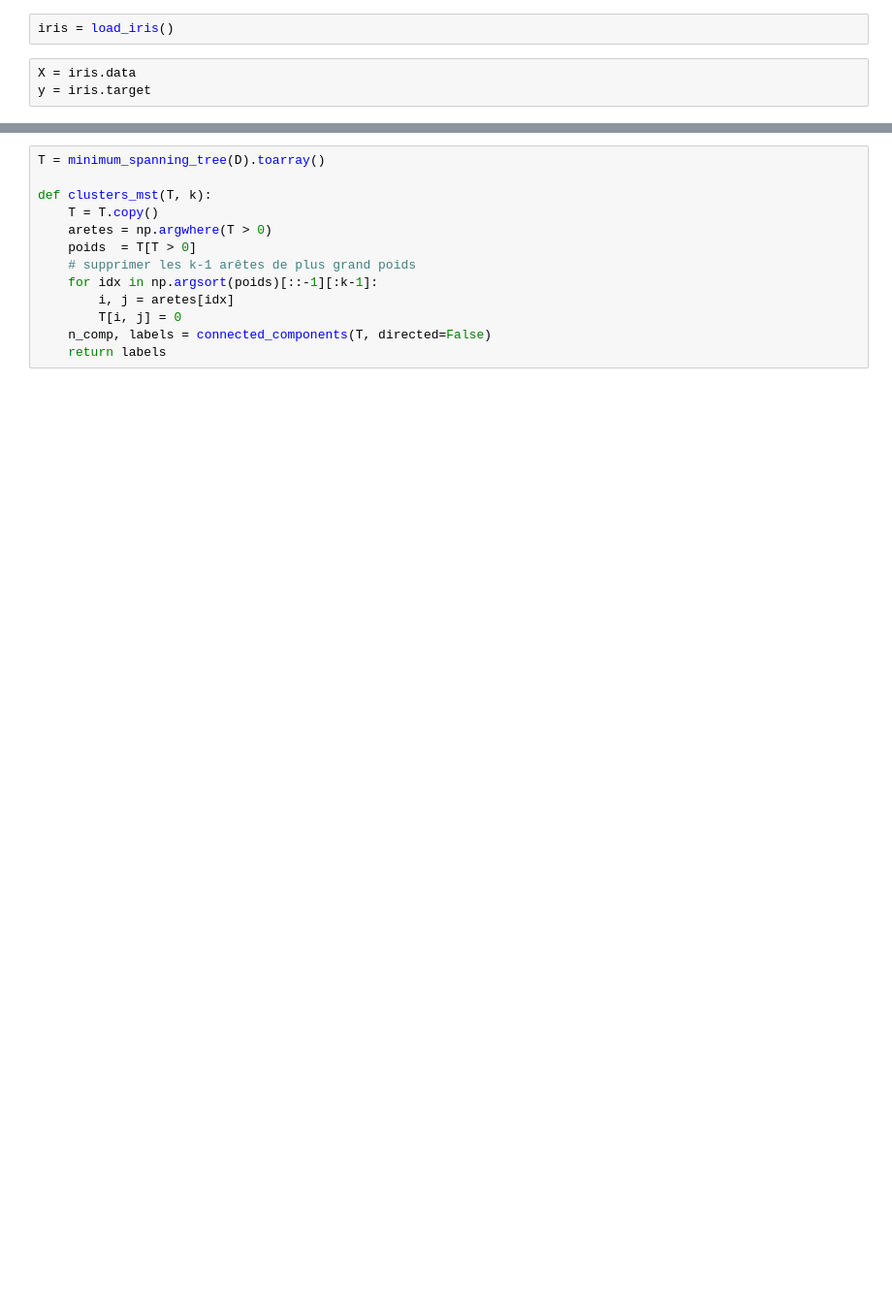
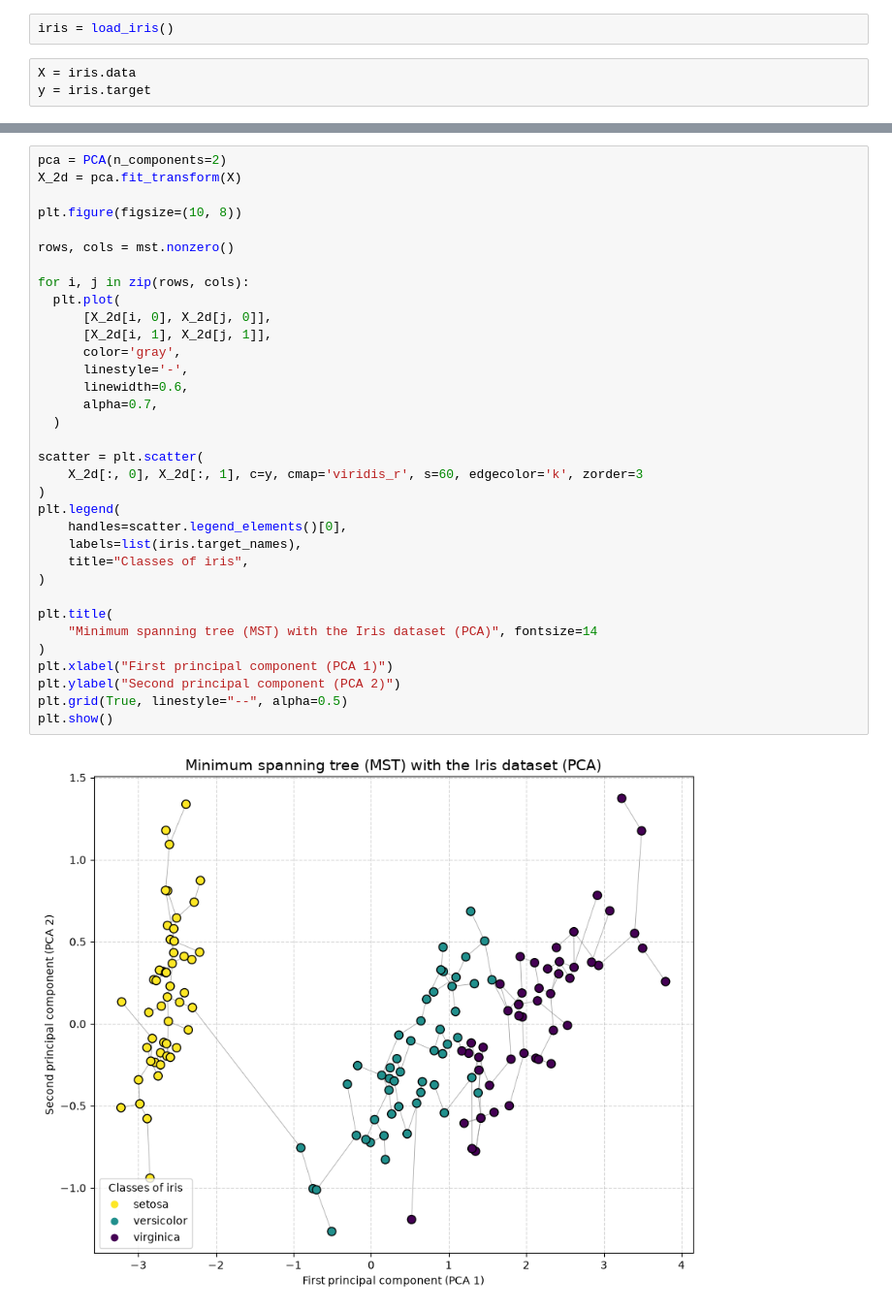
Before and after one commit to id2591/Optimisation, a Jupyter notebook: heuristic_mst.ipynb, the cells around one changed output, grey strips where cells are left out. Shown at 97% size. Saved outputs shown, nothing was run; the diff lists cells and outputs as text; blank space fills up the shorter version.

```diff
--- a/heuristic_mst.ipynb
+++ b/heuristic_mst.ipynb
@@ -23,13 +25,36 @@ Wall time: 7.8 ms
-# %%
-T = minimum_spanning_tree(D).toarray()
-
-def clusters_mst(T, k):
-    T = T.copy()
-    aretes = np.argwhere(T > 0)
-    poids  = T[T > 0]
-    # supprimer les k-1 arêtes de plus grand poids
-    for idx in np.argsort(poids)[::-1][:k-1]:
-        i, j = aretes[idx]
-        T[i, j] = 0
-    n_comp, labels = connected_components(T, directed=False)
-    return labels
+# %%
+pca = PCA(n_components=2)
+X_2d = pca.fit_transform(X)
+
+plt.figure(figsize=(10, 8))
+
+rows, cols = mst.nonzero()
+
+for i, j in zip(rows, cols):
+  plt.plot(
+      [X_2d[i, 0], X_2d[j, 0]],
+      [X_2d[i, 1], X_2d[j, 1]],
+      color='gray',
+      linestyle='-',
+      linewidth=0.6,
+      alpha=0.7,
+  )
+
+scatter = plt.scatter(
+    X_2d[:, 0], X_2d[:, 1], c=y, cmap='viridis_r', s=60, edgecolor='k', zorder=3
+)
+plt.legend(
+    handles=scatter.legend_elements()[0],
+    labels=list(iris.target_names),
+    title="Classes of iris",
+)
+
+plt.title(
+    "Minimum spanning tree (MST) with the Iris dataset (PCA)", fontsize=14
+)
+plt.xlabel("First principal component (PCA 1)")
+plt.ylabel("Second principal component (PCA 2)")
+plt.grid(True, linestyle="--", alpha=0.5)
+plt.show()
+# %% [output]
+[figure, added]
```
Also changed, not shown: parts of 2 cells of this notebook, 1 other file.
